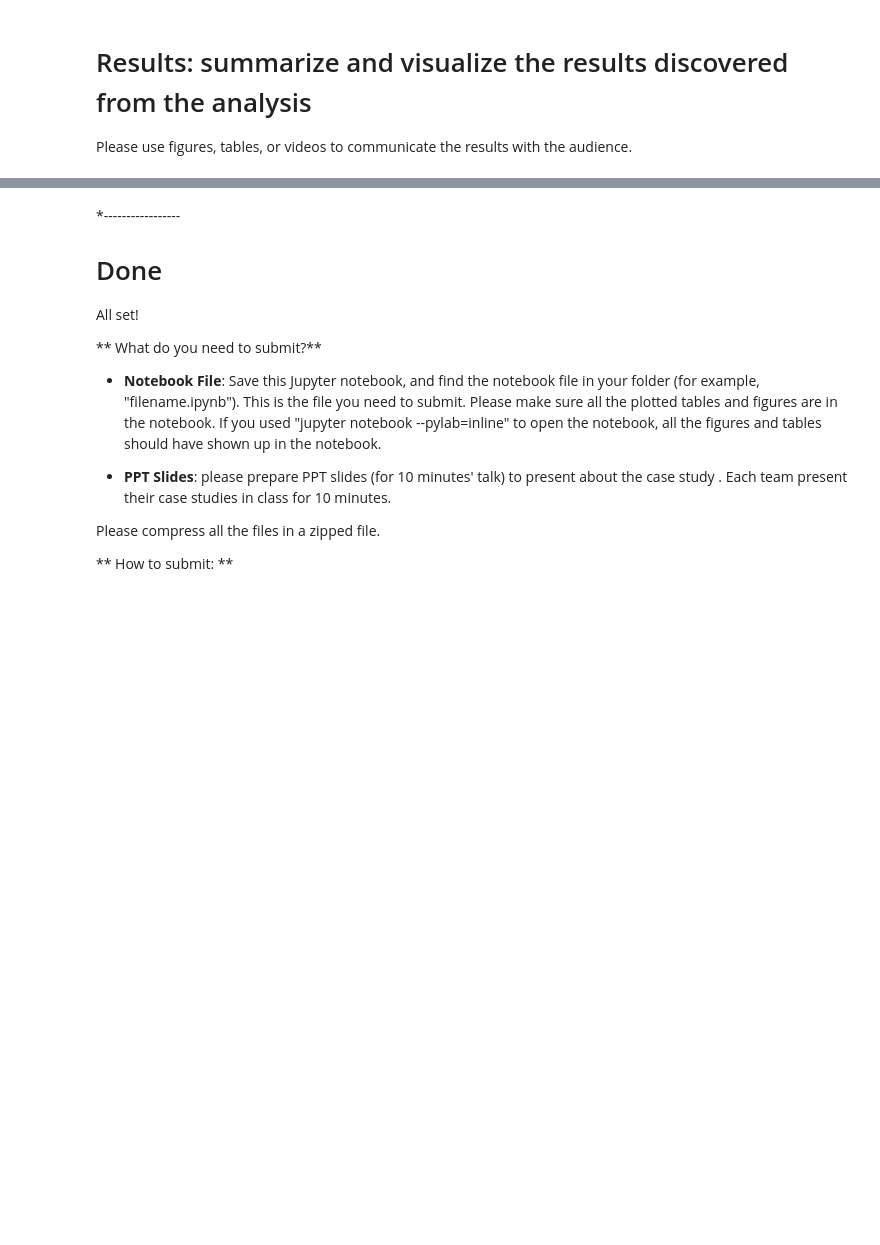
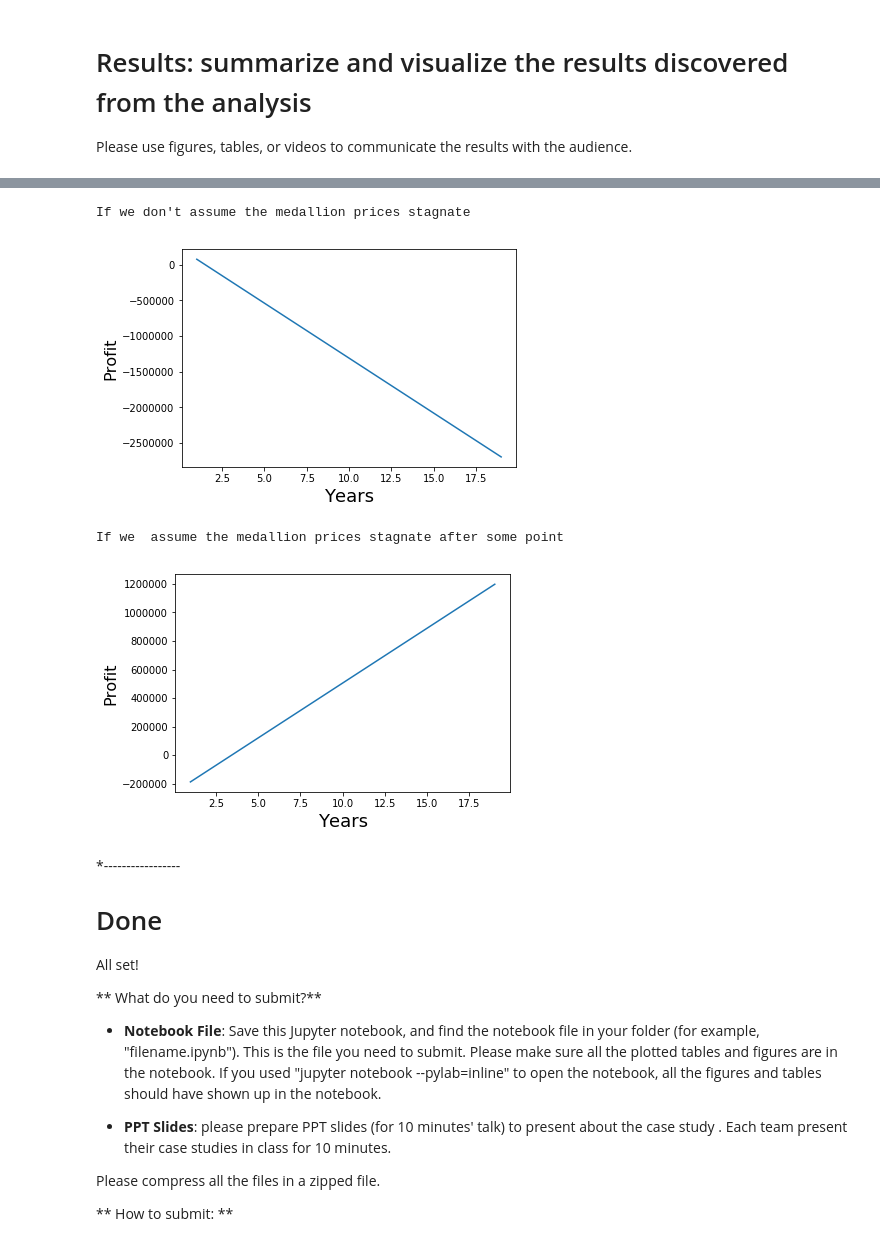
Before and after one commit to dontirun/DS3001-Case-4, a Jupyter notebook: case4.ipynb, the cells around one changed output, grey strips where cells are left out. Drawn from its saved outputs; the diff is of its cells as text; code cells hidden in the pictures; blank space fills up the shorter version.

Commit message:
adjusted some stuff and completed formula stuff

```diff
--- a/case4.ipynb
+++ b/case4.ipynb
@@ -376,3 +403,33 @@ NameError: name 'avg_trips_count' is not defined
+# %%
+## Now plot According to equation
+
+def graph(formula, x_range):
+    x = np.array(x_range)
+    y = formula(x, total_yearly_profit)  # <- note now we're calling the function 'formula' with x
+    plt.plot(x, y)
+    plt.xlabel('Years', fontsize=18)
+    plt.ylabel('Profit', fontsize=16)
+    plt.show()
+
+
+def my_formula(x,p):
+    return x * (p)- (364918.98)  + (-19246.99*12*(x+2) + 1057810.62)
+
+def my_formula2(x,p):
+    sp = (-19246.99*12*(x+2) + 1057810.62)
+
+    return x * (p)- (364918.98)  + 100000
+
+print("If we don't assume the medallion prices stagnate")
+graph(my_formula, range(1, 20))
+
+print("If we  assume the medallion prices stagnate after some point")
+graph(my_formula2, range(1, 20))
+# %% [output]
+If we don't assume the medallion prices stagnate
+[figure, added]
+If we  assume the medallion prices stagnate after some point
+[figure, added]
 # %% [markdown]
 *-----------------
 # Done
```
Also changed, not shown: parts of 4 cells of this notebook, 1 other file.
